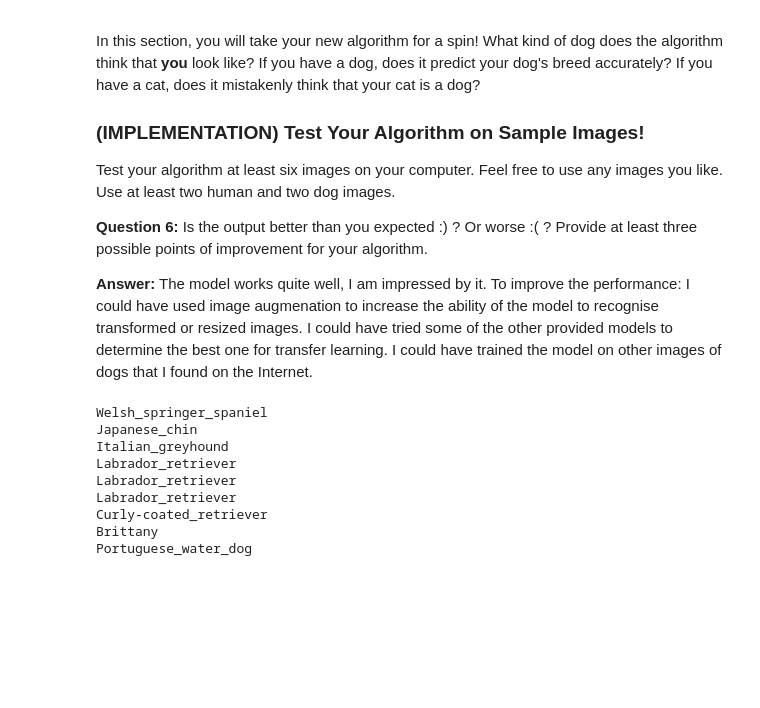
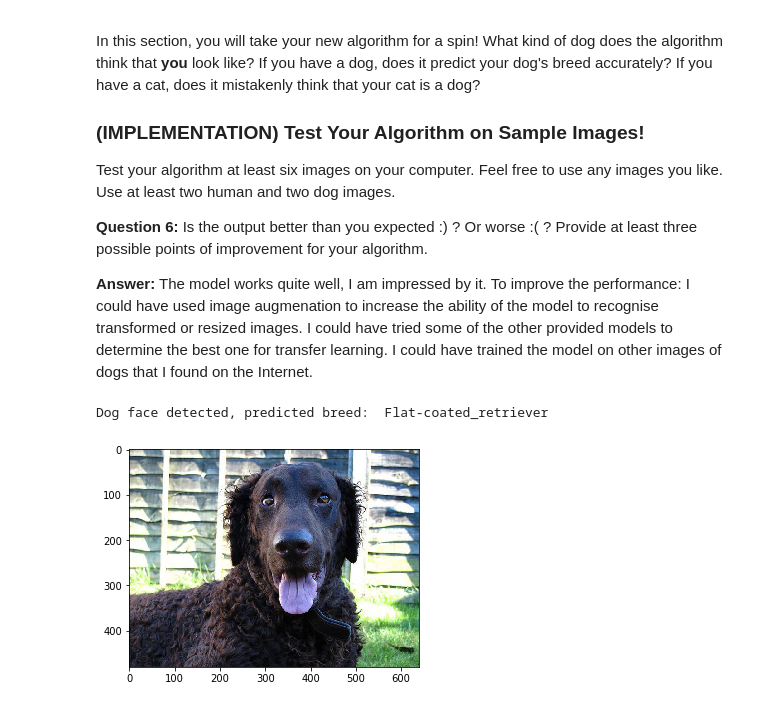
Before and after one commit to higginsb/dog-project, a Jupyter notebook: dog_app.ipynb, the cells around one changed output. Drawn from its saved outputs; the diff is of its cells as text; code cells hidden in the pictures; blank space fills up the shorter version.

```diff
--- a/dog_app.ipynb
+++ b/dog_app.ipynb
@@ -731,15 +731,17 @@ Some sample output for our algorithm is provided below, but feel free to design
 
 
 ### (IMPLEMENTATION) Write your Algorithm
-# %%
-### TODO: Write your algorithm.
-### Feel free to use as many code cells as needed.
-
-def predict_breed(img_path):
-    if face_detector or dog_detector:
-        return VGG19_predict_breed(img_path)
-    else:
-        print('Error: Neither a face nor a dog detected')
+# %%
+def predict_breed(img_path):
+    plt.imshow(cv2.cvtColor(cv2.imread(img_path), cv2.COLOR_BGR2RGB))
+    if face_detector(img_path) :
+        print('Human face detected, predicted breed: ', VGG19_predict_breed(img_path))
+    elif dog_detector(img_path) :
+        print('Dog face detected, predicted breed: ', VGG19_predict_breed(img_path))
+    #    #plt.imshow(cv2.cvtColor(cv2.imread(img_path), cv2.COLOR_BGR2RGB))
+    else:
+        print('Error: Neither a face nor a dog detected')
+    #    #plt.imshow(cv2.cvtColor(cv2.imread(img_path), cv2.COLOR_BGR2RGB))
 # %% [markdown]
 ---
 <a id='step7'></a>
@@ -758,26 +760,8 @@ To improve the performance:
 I could have used image augmenation to increase the ability of the model to recognise transformed or resized images.
 I could have tried some of the other provided models to determine the best one for transfer learning.
 I could have trained the model on other images of dogs that I found on the Internet.
-# %%
-## TODO: Execute your algorithm from Step 6 on
-## at least 6 images on your computer.
-## Feel free to use as many code cells as needed.
-print(predict_breed('images/Welsh_springer_spaniel_08203.jpg'))
-print(predict_breed('images/sample_human_output.png'))
-print(predict_breed('images/sample_dog_output.png'))
-print(predict_breed('images/Labrador_retriever_06457.jpg'))
-print(predict_breed('images/Labrador_retriever_06455.jpg'))
-print(predict_breed('images/Labrador_retriever_06449.jpg'))
-print(predict_breed('images/Curly-coated_retriever_03896.jpg'))
-print(predict_breed('images/Brittany_02625.jpg'))
-print(predict_breed('images/American_water_spaniel_00648.jpg'))
-# %% [output]
-Welsh_springer_spaniel
-Japanese_chin
-Italian_greyhound
-Labrador_retriever
-Labrador_retriever
-Labrador_retriever
-Curly-coated_retriever
-Brittany
-Portuguese_water_dog
+# %%
+predict_breed('images/Curly-coated_retriever_03896.jpg')
+# %% [output]
+Dog face detected, predicted breed:  Flat-coated_retriever
+[figure, added]
```
Also changed, not shown: parts of 19 cells of this notebook, 1 other file.
